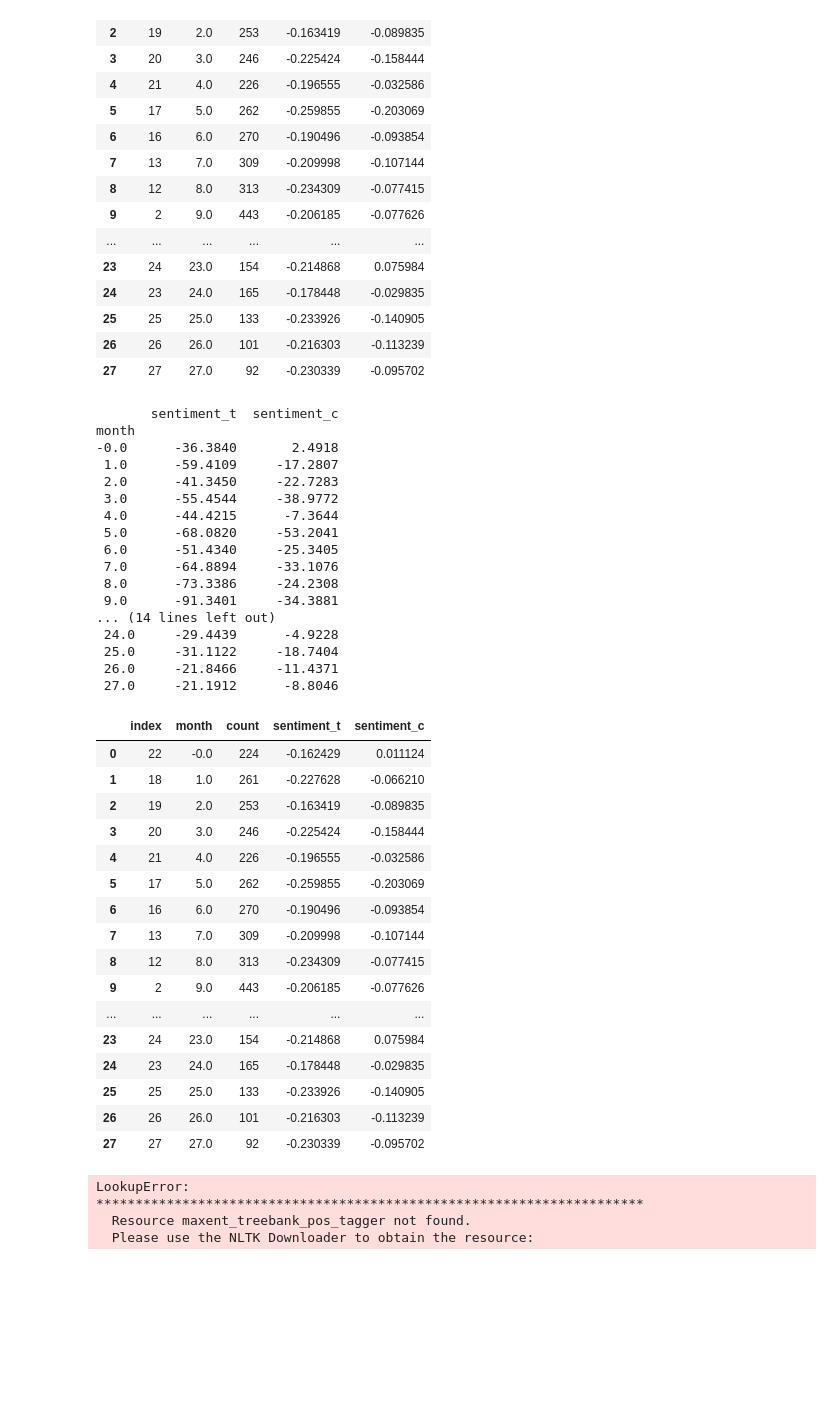
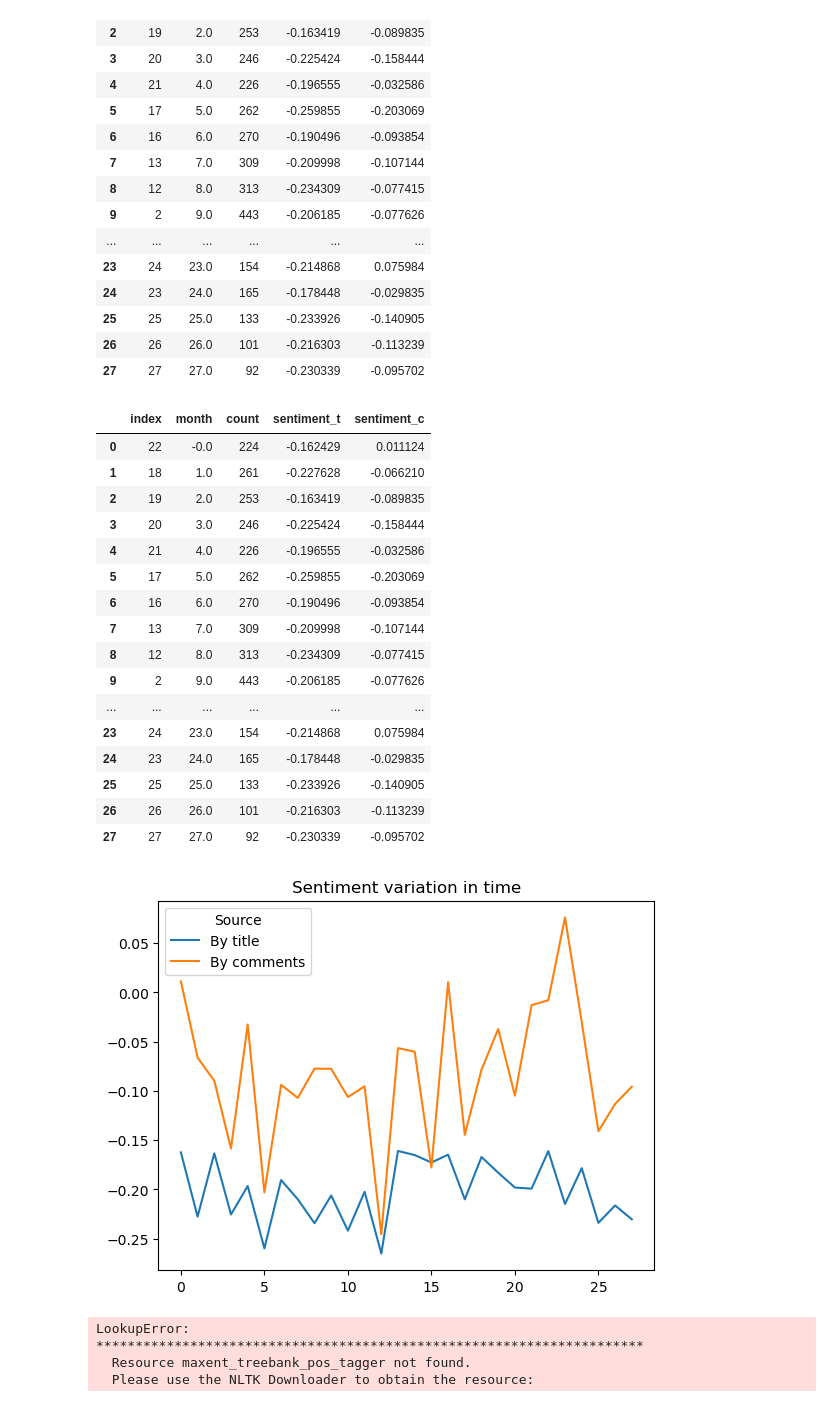
Before and after one commit to rauliacoban/reddit-mining, a Jupyter notebook: reddit.ipynb, the cells around one changed output. Cells and saved outputs as stored; diff of their text form; code cells hidden in the pictures; blank space fills up the shorter version.

Commit message:
add sentiment plot

```diff
--- a/reddit.ipynb
+++ b/reddit.ipynb
@@ -354,51 +354,38 @@ month
 # %%
 df =  dfFromCSV('_sentiment.csv')
 
 months = df.groupby(['month']).size().sort_values(ascending=False).reset_index(name='count')
 sentiment = df.groupby(['month']).sum()
-print(sentiment[['sentiment_t', 'sentiment_c']])
+#print(sentiment[['sentiment_t', 'sentiment_c']])
 #count_period = words.groupby(['period']).size().sort_values(ascending=False).reset_index(name='count')
 
 months = months.sort_values(by='month').reset_index()
 months['sentiment_t'] = sentiment['sentiment_t'] / months['count']
 months['sentiment_c'] = sentiment['sentiment_c'] / months['count']
 
+plt.plot(months[['sentiment_t', 'sentiment_c']])
+plt.legend(['By title', 'By comments'], loc='best', title='Source')
+plt.title('Sentiment variation in time')
 months
 # %% [output]
-       sentiment_t  sentiment_c
-month
--0.0      -36.3840       2.4918
- 1.0      -59.4109     -17.2807
- 2.0      -41.3450     -22.7283
- 3.0      -55.4544     -38.9772
- 4.0      -44.4215      -7.3644
- 5.0      -68.0820     -53.2041
- 6.0      -51.4340     -25.3405
- 7.0      -64.8894     -33.1076
- 8.0      -73.3386     -24.2308
- 9.0      -91.3401     -34.3881
-... (14 lines left out)
- 24.0     -29.4439      -4.9228
- 25.0     -31.1122     -18.7404
- 26.0     -21.8466     -11.4371
- 27.0     -21.1912      -8.8046
 |  | index | month | count | sentiment_t | sentiment_c |
 | 0 | 22 | -0.0 | 224 | -0.162429 | 0.011124 |
 | 1 | 18 | 1.0 | 261 | -0.227628 | -0.066210 |
 | 2 | 19 | 2.0 | 253 | -0.163419 | -0.089835 |
 | 3 | 20 | 3.0 | 246 | -0.225424 | -0.158444 |
 | 4 | 21 | 4.0 | 226 | -0.196555 | -0.032586 |
 | 5 | 17 | 5.0 | 262 | -0.259855 | -0.203069 |
 | 6 | 16 | 6.0 | 270 | -0.190496 | -0.093854 |
 | 7 | 13 | 7.0 | 309 | -0.209998 | -0.107144 |
 | 8 | 12 | 8.0 | 313 | -0.234309 | -0.077415 |
 | 9 | 2 | 9.0 | 443 | -0.206185 | -0.077626 |
 | ... | ... | ... | ... | ... | ... |
 | 23 | 24 | 23.0 | 154 | -0.214868 | 0.075984 |
 | 24 | 23 | 24.0 | 165 | -0.178448 | -0.029835 |
 | 25 | 25 | 25.0 | 133 | -0.233926 | -0.140905 |
 | 26 | 26 | 26.0 | 101 | -0.216303 | -0.113239 |
 | 27 | 27 | 27.0 | 92 | -0.230339 | -0.095702 |
+[figure, added]
 # %%
 import nltk
 
```
Also changed, not shown: 1 other file.
